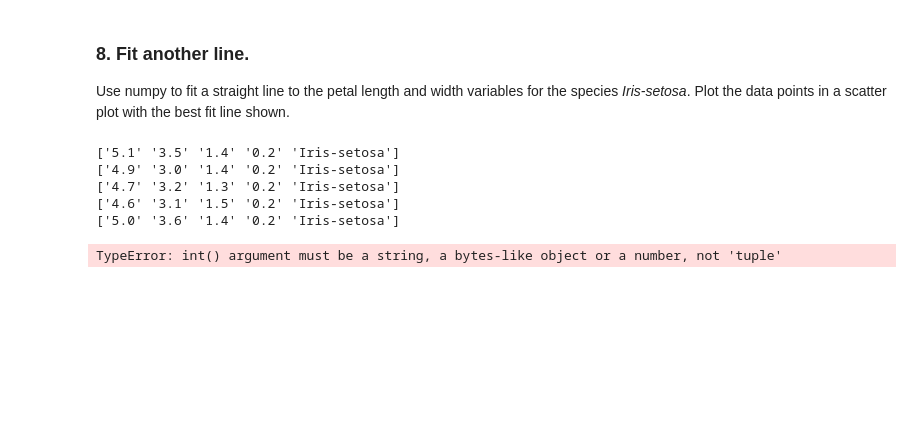
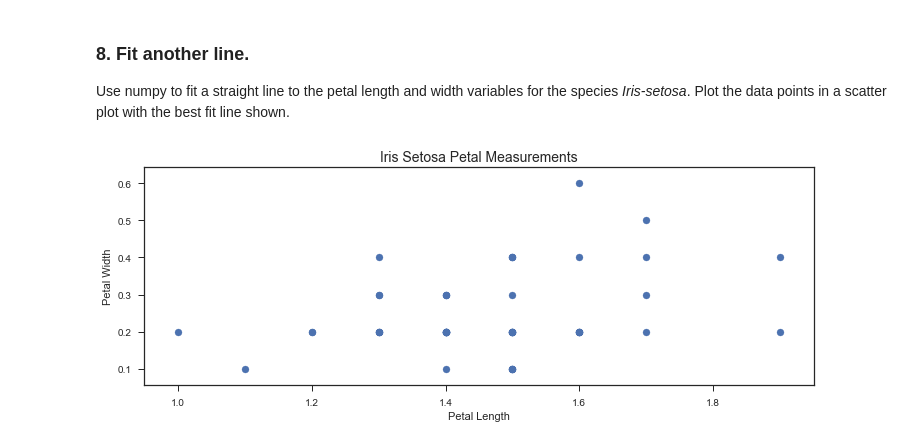
Before and after one commit to rebeccabernie/Iris-JPN, a Jupyter notebook: IrisData.ipynb, the cells around one changed output. Cells and saved outputs as stored; diff of their text form; code cells hidden in the pictures; blank space fills up the shorter version.

Commit message:
Setosa data plotted

```diff
--- a/IrisData.ipynb
+++ b/IrisData.ipynb
@@ -129,22 +129,29 @@ R-squared: 0.926901
 # %% [markdown]
 ### 8. Fit another line.
 Use numpy to fit a straight line to the petal length and width variables for the species *Iris-setosa*. Plot the data points in a scatter plot with the best fit line shown.
-# %%
-# Adding arrays as columns adapted from https://docs.scipy.org/doc/numpy-1.13.0/reference/generated/numpy.column_stack.html
-data = np.column_stack((sLen, sWid, pLen, pWid, spec))
-
-a = np.array(data)
-for i in range(5):
-    print(data[i])
-
-setosa = np.where(data[:,4] == 'Iris-setosa') # Adapted from https://stackoverflow.com/questions/23359886/selecting-rows-in-numpy-ndarray-based-on-the-value-of-two-columns
-
-#pl.scatter(setosa[2],setosa[3], marker='.', label = 'Iris-setosa')
-#pl.plot()
-# %% [output]
-['5.1' '3.5' '1.4' '0.2' 'Iris-setosa']
-['4.9' '3.0' '1.4' '0.2' 'Iris-setosa']
-['4.7' '3.2' '1.3' '0.2' 'Iris-setosa']
-['4.6' '3.1' '1.5' '0.2' 'Iris-setosa']
-['5.0' '3.6' '1.4' '0.2' 'Iris-setosa']
-TypeError: int() argument must be a string, a bytes-like object or a number, not 'tuple'
+# %%
+# Adding arrays as columns adapted from https://docs.scipy.org/doc/numpy-1.13.0/reference/generated/numpy.column_stack.html
+data = np.column_stack((sLen, sWid, pLen, pWid, spec))
+#for i in range(5):
+    #print(data[i])
+
+# Setosa data -> 0 - 49 in data set. (Definitely better ways of doing this but works for now, will change if there's time)
+spLen, spWid= [], []
+for index, row in enumerate(data):
+    # Petal info contained in cols 2 & 3, append to arrays
+    # For each row, append column 2 to spLen array and column 3 to
+    spLen.append(row[2])
+    spWid.append(row[3])
+
+    if index == 49:
+        break
+
+pl.rcParams['figure.figsize'] = (12,4)
+pl.title('Iris Setosa Petal Measurements', fontsize=14)
+pl.xlabel('Petal Length')
+pl.ylabel('Petal Width')
+pl.scatter(spLen, spWid)
+#pl.grid()
+pl.show()
+# %% [output]
+[figure, added]
```
